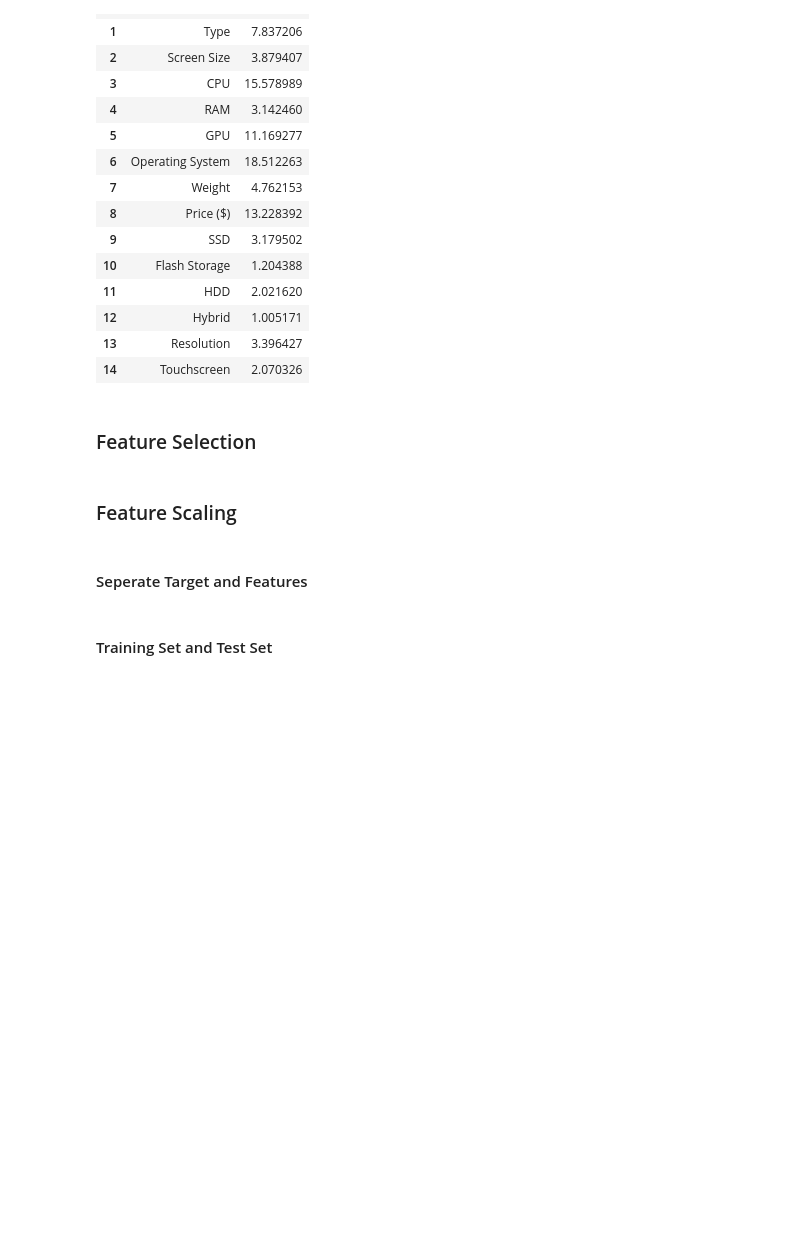
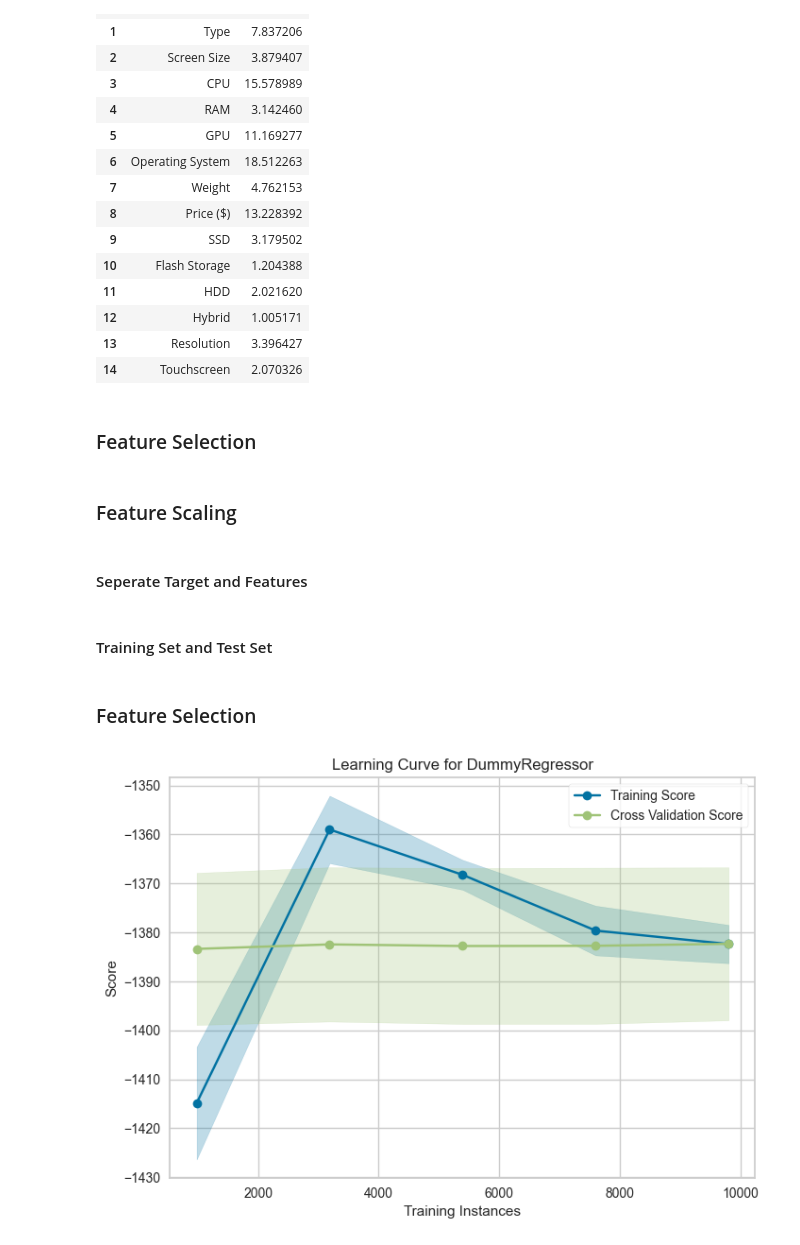
Before and after one commit to zhuofan-16/Computer_Regression, a Jupyter notebook: Price_Regression_ML.ipynb, the cells around one changed output. Drawn from its saved outputs; the diff is of its cells as text; code cells hidden in the pictures; blank space fills up the shorter version.

```diff
--- a/Price_Regression_ML.ipynb
+++ b/Price_Regression_ML.ipynb
@@ -513,8 +514,49 @@ data_preprocessing = ColumnTransformer([
 # %% [markdown]
 #### Seperate Target and Features
 # %%
-x,y=pcDf.drop('Price ($)'),pcDf['Price ($)']
+x,y=pcDf.drop('Price ($)',axis=1),pcDf['Price ($)']
 # %% [markdown]
 #### Training Set and Test Set
 # %%
 x_train,x_test,y_train,y_test =train_test_split(x,y,test_size=0.2,shuffle=True,random_state=42)
+# %% [markdown]
+### Feature Selection
+# %%
+def scoreModel(clf,x,y,algName=None,record=pd.DataFrame({'name':[],'train_neg_mean_absolute_error':[],'test_neg_mean_absolute_error':[],'train_neg_mean_absolute_percentage_error':[],
+ 'test_neg_mean_absolute_percentage_error':[],
+ 'train_neg_root_mean_squared_error':[],
+ 'test_neg_root_mean_squared_error':[]
+                                                 })):
+    '''
+    This function is used for model evaluation . This function use scikit-learn library to carry out cross validation using StratifiedKFold.
+
+    :param clf: Classifier 分类器
+    :param x:Train Data X(Data)  训练数据 （数据）
+    :param y:Train Data Y(Result)  训练数据（结果）
+    :param algName: Name of Algorithm used for recording 算法名字
+    :param record: History record dataframe 在历史记录上叠加结果
+    :return:
+    This function return 3 variable: 这个函数返回三个参数
+    record: Dataframe with current and past record(if there is any)
+    current: Dataframe with current record
+    lr: Learning curve
+    '''
+    score=cross_validate(clf,x,y,cv=KFold(n_splits = 5, shuffle = True, random_state = 0,),scoring=["neg_mean_absolute_error", "neg_mean_absolute_percentage_error", "neg_root_mean_squared_error"],n_jobs=-1,return_estimator=True,return_train_score=True)
+
+    current=pd.DataFrame({'name':[algName],'train_neg_mean_absolute_error':score['train_neg_mean_absolute_error'].mean(),'test_neg_mean_absolute_error':score['test_neg_mean_absolute_error'].mean(),'train_neg_mean_absolute_percentage_error':score['train_neg_mean_absolute_percentage_error'].mean(),'test_neg_mean_absolute_percentage_error':score['test_neg_mean_absolute_percentage_error'].mean(),
+     'train_neg_root_mean_squared_error':score['train_neg_root_mean_squared_error'].mean(),
+         'test_neg_root_mean_squared_error':score['test_neg_root_mean_squared_error'].mean(),
+                          })
+    record=pd.concat([record,current],ignore_index=True)
+    lr = learning_curve(clf, x, y, scoring = 'neg_mean_absolute_error', cv = KFold(n_splits = 5, shuffle = True, random_state = 0,), n_jobs=-1)
+    return record,current,lr
+# %%
+baseline = Pipeline([
+    ('Data Preprocessing', data_preprocessing),
+    ('Model', DummyRegressor(strategy='median'))
+])
+
+record, scores, lr = scoreModel(baseline, x_train, y_train, algName="Baseline")
+scores
+# %% [output]
+[figure, added]
```
Also changed, not shown: parts of 13 cells of this notebook.
